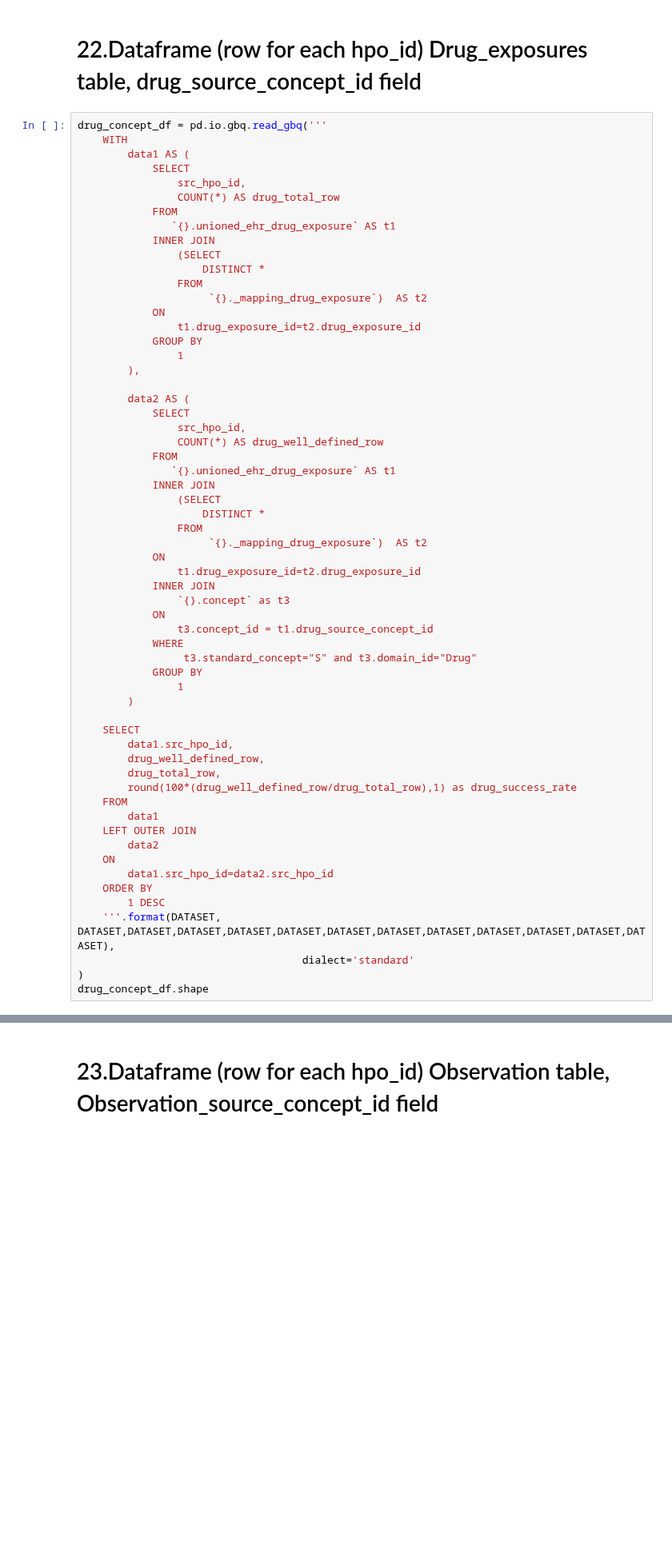
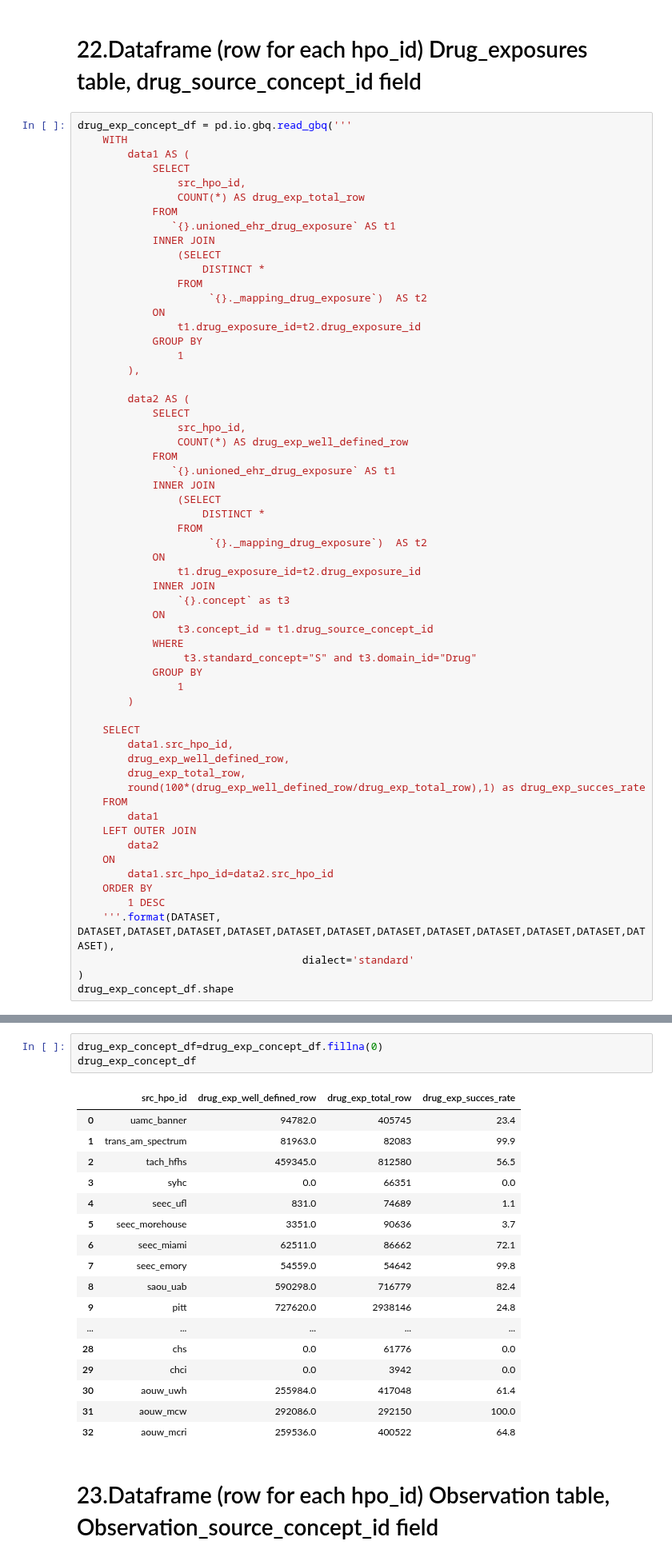
Before and after one commit to all-of-us/curation, a Jupyter notebook: data_steward/analytics/table_metrics/Table_Metrics_part_1.ipynb, the cells around one changed output, grey strips where cells are left out. Shown at 80% size. Cells and saved outputs as stored; diff of their text form; blank space fills up the shorter version.

```diff
--- a/data_steward/analytics/table_metrics/Table_Metrics_part_1.ipynb
+++ b/data_steward/analytics/table_metrics/Table_Metrics_part_1.ipynb
@@ -609,12 +880,12 @@ procedure_concept_df
 # %% [markdown]
 # 22.Dataframe (row for each hpo_id) Drug_exposures table, drug_source_concept_id  field
 # %%
-drug_concept_df = pd.io.gbq.read_gbq('''
+drug_exp_concept_df = pd.io.gbq.read_gbq('''
     WITH
         data1 AS (
             SELECT
                 src_hpo_id,
-                COUNT(*) AS drug_total_row
+                COUNT(*) AS drug_exp_total_row
             FROM
                `{}.unioned_ehr_drug_exposure` AS t1
             INNER JOIN
@@ -631,7 +902,7 @@ drug_concept_df = pd.io.gbq.read_gbq('''
         data2 AS (
             SELECT
                 src_hpo_id,
-                COUNT(*) AS drug_well_defined_row
+                COUNT(*) AS drug_exp_well_defined_row
             FROM
                `{}.unioned_ehr_drug_exposure` AS t1
             INNER JOIN
@@ -653,9 +924,9 @@ drug_concept_df = pd.io.gbq.read_gbq('''
 
     SELECT
         data1.src_hpo_id,
-        drug_well_defined_row,
-        drug_total_row,
-        round(100*(drug_well_defined_row/drug_total_row),1) as drug_success_rate
+        drug_exp_well_defined_row,
+        drug_exp_total_row,
+        round(100*(drug_exp_well_defined_row/drug_exp_total_row),1) as drug_exp_succes_rate
     FROM
         data1
     LEFT OUTER JOIN
@@ -667,4 +938,4 @@ drug_concept_df = pd.io.gbq.read_gbq('''
     '''.format(DATASET, DATASET,DATASET,DATASET,DATASET,DATASET,DATASET,DATASET,DATASET,DATASET,DATASET,DATASET,DATASET),
                                     dialect='standard'
 )
-drug_concept_df.shape
+drug_exp_concept_df.shape
@@ -674,3 +944,24 @@ drug_concept_df
+# %%
+drug_exp_concept_df=drug_exp_concept_df.fillna(0)
+drug_exp_concept_df
+# %% [output]
+|  | src_hpo_id | drug_exp_well_defined_row | drug_exp_total_row | drug_exp_succes_rate |
+| 0 | uamc_banner | 94782.0 | 405745 | 23.4 |
+| 1 | trans_am_spectrum | 81963.0 | 82083 | 99.9 |
+| 2 | tach_hfhs | 459345.0 | 812580 | 56.5 |
+| 3 | syhc | 0.0 | 66351 | 0.0 |
+| 4 | seec_ufl | 831.0 | 74689 | 1.1 |
+| 5 | seec_morehouse | 3351.0 | 90636 | 3.7 |
+| 6 | seec_miami | 62511.0 | 86662 | 72.1 |
+| 7 | seec_emory | 54559.0 | 54642 | 99.8 |
+| 8 | saou_uab | 590298.0 | 716779 | 82.4 |
+| 9 | pitt | 727620.0 | 2938146 | 24.8 |
+| ... | ... | ... | ... | ... |
+| 28 | chs | 0.0 | 61776 | 0.0 |
+| 29 | chci | 0.0 | 3942 | 0.0 |
+| 30 | aouw_uwh | 255984.0 | 417048 | 61.4 |
+| 31 | aouw_mcw | 292086.0 | 292150 | 100.0 |
+| 32 | aouw_mcri | 259536.0 | 400522 | 64.8 |
 # %% [markdown]
 # 23.Dataframe (row for each hpo_id) Observation table, Observation_source_concept_id field
 # %%
```
Also changed, not shown: parts of 62 cells of this notebook, 2 other files.
